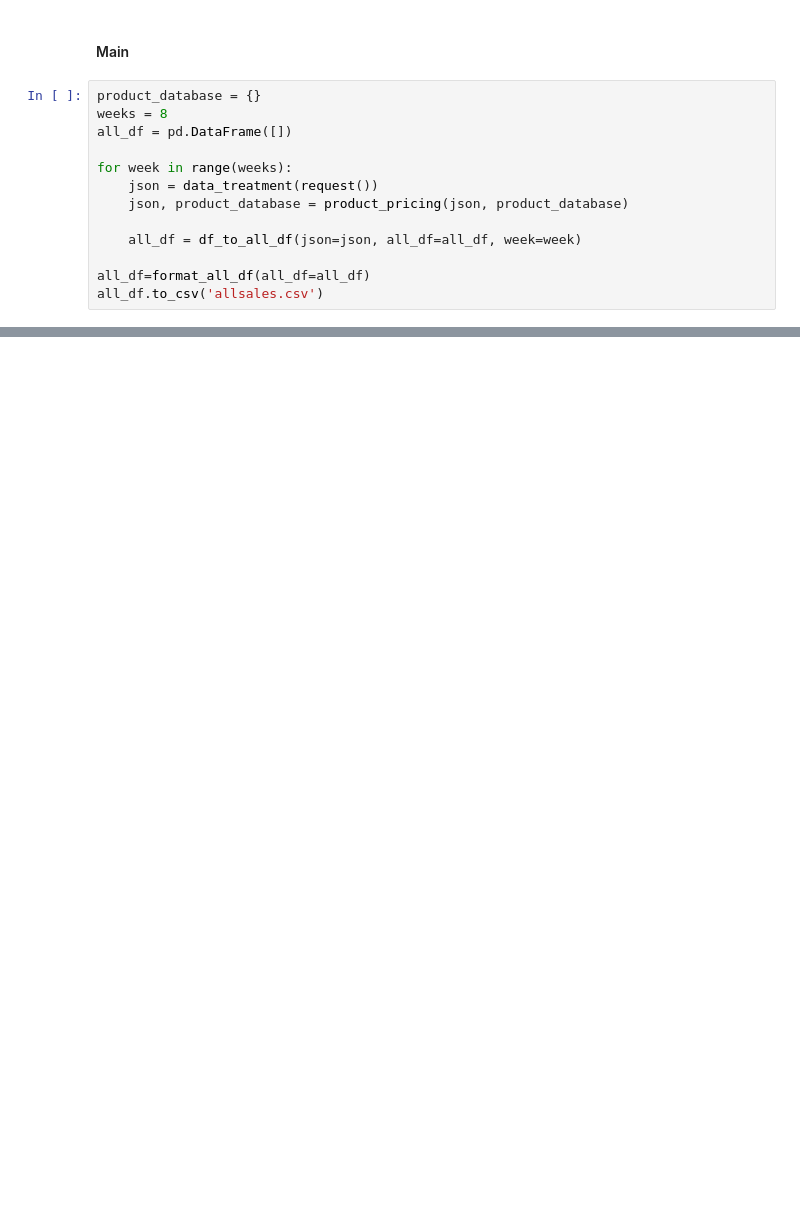
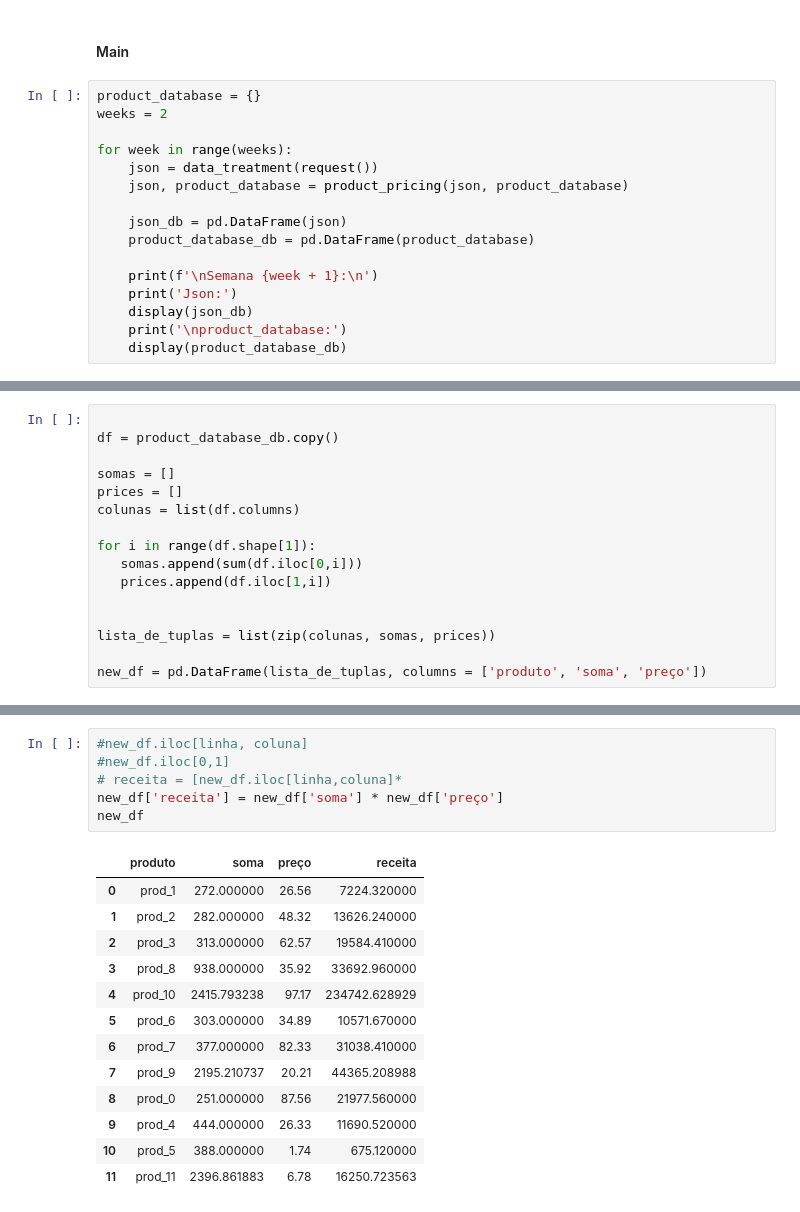
Before and after one commit to augustoanastacio/Projeto3-DT, a Jupyter notebook: pricing_functions.ipynb, the cells around one changed output, grey strips where cells are left out. Saved outputs shown, nothing was run; the diff lists cells and outputs as text; blank space fills up the shorter version.

Commit message:
receita semanal

```diff
--- a/pricing_functions.ipynb
+++ b/pricing_functions.ipynb
@@ -120,14 +96,17 @@ def format_all_df(all_df:pd.DataFrame):
 #### Main
 # %%
 product_database = {}
-weeks = 8
-all_df = pd.DataFrame([])
+weeks = 2
 
 for week in range(weeks):
     json = data_treatment(request())
     json, product_database = product_pricing(json, product_database)
 
-    all_df = df_to_all_df(json=json, all_df=all_df, week=week)
+    json_db = pd.DataFrame(json)
+    product_database_db = pd.DataFrame(product_database)
 
-all_df=format_all_df(all_df=all_df)
-all_df.to_csv('allsales.csv')
+    print(f'\nSemana {week + 1}:\n')
+    print('Json:')
+    display(json_db)
+    print('\nproduct_database:')
+    display(product_database_db)
@@ -157,0 +164,16 @@ Length: 2, dtype: period[M]
+# %%
+
+df = product_database_db.copy()
+
+somas = []
+prices = []
+colunas = list(df.columns)
+
+for i in range(df.shape[1]):
+   somas.append(sum(df.iloc[0,i]))
+   prices.append(df.iloc[1,i])
+
+
+lista_de_tuplas = list(zip(colunas, somas, prices))
+
+new_df = pd.DataFrame(lista_de_tuplas, columns = ['produto', 'soma', 'preço'])
@@ -157,0 +194,20 @@ Length: 2, dtype: period[M]
+# %%
+#new_df.iloc[linha, coluna]
+#new_df.iloc[0,1]
+# receita = [new_df.iloc[linha,coluna]*
+new_df['receita'] = new_df['soma'] * new_df['preço']
+new_df
+# %% [output]
+|  | produto | soma | preço | receita |
+| 0 | prod_1 | 272.000000 | 26.56 | 7224.320000 |
+| 1 | prod_2 | 282.000000 | 48.32 | 13626.240000 |
+| 2 | prod_3 | 313.000000 | 62.57 | 19584.410000 |
+| 3 | prod_8 | 938.000000 | 35.92 | 33692.960000 |
+| 4 | prod_10 | 2415.793238 | 97.17 | 234742.628929 |
+| 5 | prod_6 | 303.000000 | 34.89 | 10571.670000 |
+| 6 | prod_7 | 377.000000 | 82.33 | 31038.410000 |
+| 7 | prod_9 | 2195.210737 | 20.21 | 44365.208988 |
+| 8 | prod_0 | 251.000000 | 87.56 | 21977.560000 |
+| 9 | prod_4 | 444.000000 | 26.33 | 11690.520000 |
+| 10 | prod_5 | 388.000000 | 1.74 | 675.120000 |
+| 11 | prod_11 | 2396.861883 | 6.78 | 16250.723563 |
```
Also changed, not shown: parts of 9 cells of this notebook.
